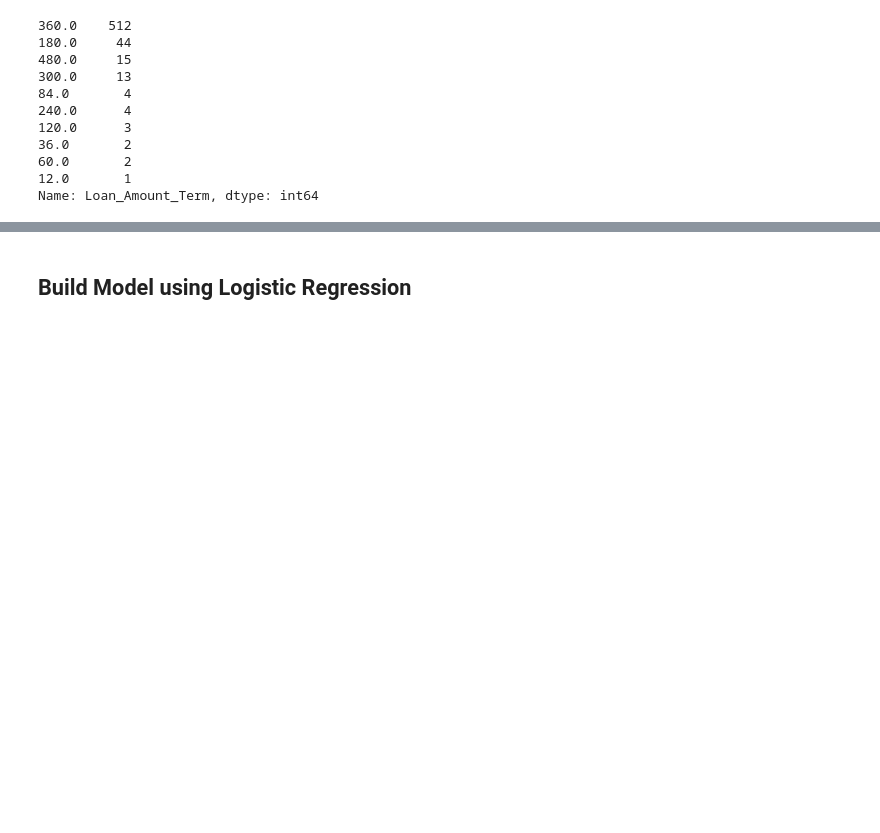
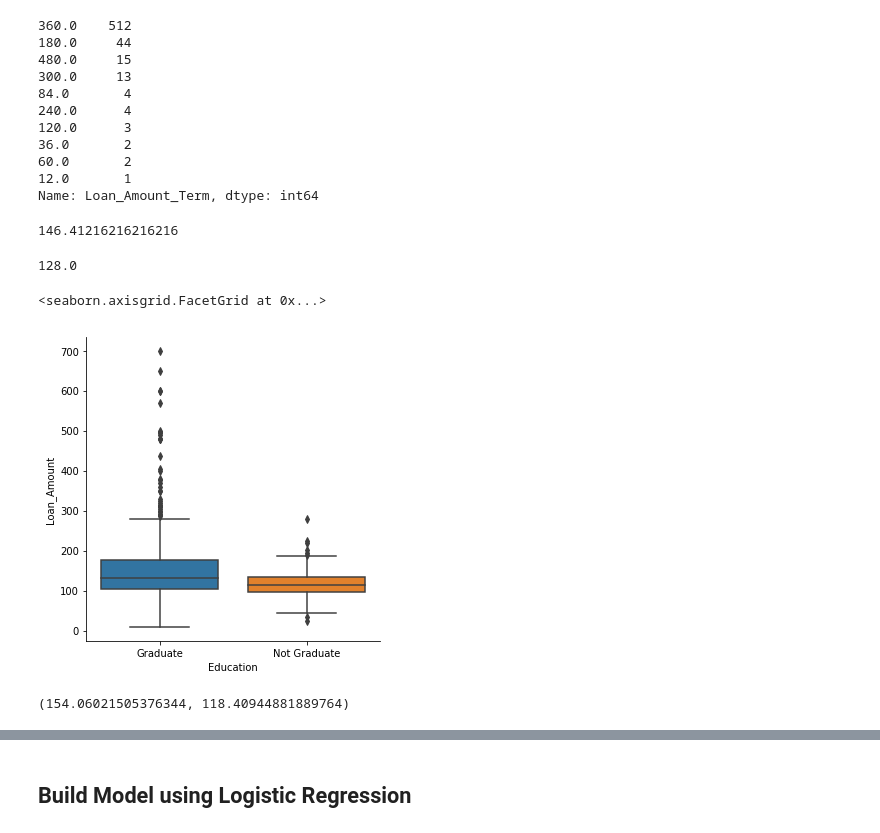
Before and after one commit to srikanthpragada/DataScience_21_JAN_2019, a Jupyter notebook: class/loan_prediction.ipynb, the cells around one changed output, grey strips where cells are left out. Saved outputs shown, nothing was run; the diff lists cells and outputs as text; code cells hidden in the pictures; blank space fills up the shorter version.

```diff
--- a/class/loan_prediction.ipynb
+++ b/class/loan_prediction.ipynb
@@ -430,13 +447,23 @@ train['Loan_Amount_Term'].value_counts()
 Name: Loan_Amount_Term, dtype: int64
 # %%
 train['Loan_Amount_Term'].fillna(train['Loan_Amount_Term'].mode()[0], inplace=True)
-# %%
-# Replacing the missing value in LoanAmount based on the values of Self_Employed and Education Variable
-table = train.pivot_table(values='LoanAmount', index='Self_Employed' ,columns='Education', aggfunc=np.median)
-
-# Define function to return value of this pivot_table
-def fage(x):
- return table.loc[x['Self_Employed'],x['Education']]
-
-# Replace missing values
-train['LoanAmount'].fillna(train[train['LoanAmount'].isnull()].apply(fage, axis=1), inplace=True)
+# %%
+train['Loan_Amount'].mean()
+# %% [output]
+146.41216216216216
+# %%
+train['Loan_Amount'].median()
+# %% [output]
+128.0
+# %%
+sns.catplot(x= "Education", y="Loan_Amount", data = train, kind='box')
+# %% [output]
+<seaborn.axisgrid.FacetGrid at 0x...>
+[figure, added]
+# %%
+# impute loan_amount by taking mean of education category
+gmean = train.loc [train["Education"] == 'Graduate', 'Loan_Amount'].mean()
+ngmean = train.loc [train["Education"] == 'Not Graduate', 'Loan_Amount'].mean()
+gmean, ngmean
+# %% [output]
+(154.06021505376344, 118.40944881889764)
```
Also changed, not shown: parts of 30 cells of this notebook, 2 other files.
